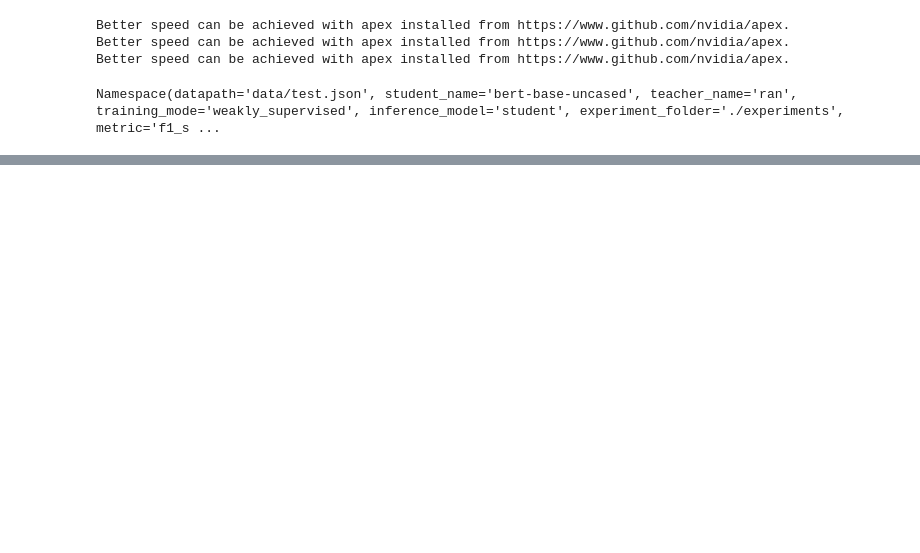
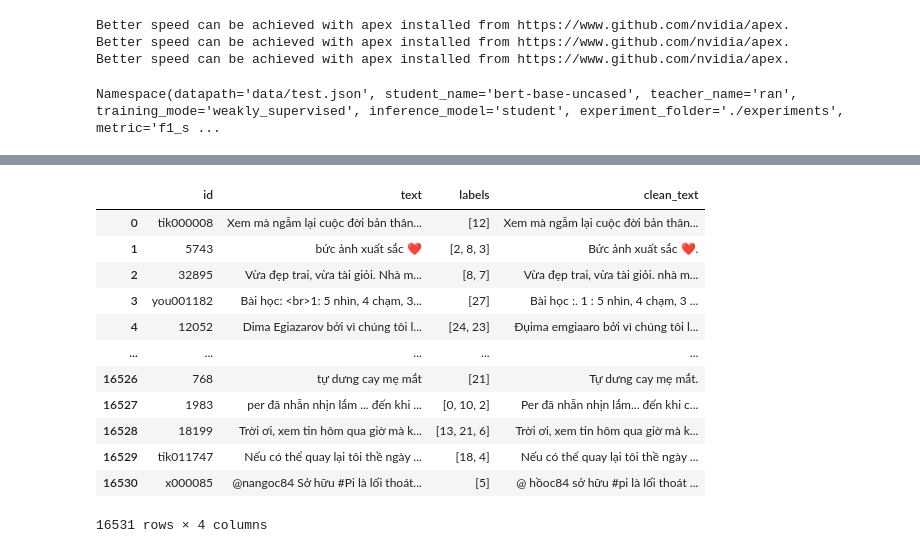
Before and after one commit to ricardotran92/visolex, a Jupyter notebook: colab_visolex.ipynb, the cells around one changed output, grey strips where cells are left out. Saved outputs shown, nothing was run; the diff lists cells and outputs as text; code cells hidden in the pictures; blank space fills up the shorter version.

```diff
--- a/colab_visolex.ipynb
+++ b/colab_visolex.ipynb
@@ -291,0 +314,29 @@ Detection Info:
+# %%
+path = '/content/drive/MyDrive/Colab Notebooks/DS310_NLP/finegrain'
+with open('/content/drive/MyDrive/Colab Notebooks/DS310_NLP/finegrain/docs/patterns.json', 'r') as f:
+    pattern_dict = json.load(f)
+    print(pattern_dict)
+with open('/content/drive/MyDrive/Colab Notebooks/DS310_NLP/finegrain/docs/emojis.json', 'r') as f:
+    emoji_dict = json.load(f)
+    print(emoji_dict)
+
+excel_file = pd.ExcelFile(os.path.join(path, 'corpus/dataset_V1.xlsx'))
+is_preprocessing = True # True: pre-processing text. False: No pre-processing text.
+
+# Option 1: multiple sheets
+if 'train' in excel_file.sheet_names:
+    train_df = pd.read_excel(excel_file, sheet_name='train')
+    val_df = pd.read_excel(excel_file, sheet_name='val')
+    test_df = pd.read_excel(excel_file, sheet_name='test')
+
+else:
+# Option 2: 1 sheet
+    df = pd.read_excel(excel_file, sheet_name='Sheet1')
+    display(df)
+    train_df = df[df['set'] == 'train']
+    val_df = df[df['set'] == 'val']
+    test_df = df[df['set'] == 'test']
+
+display(train_df)
+print(val_df.shape)
+print(test_df.shape)
@@ -291,0 +427,20 @@ Detection Info:
+# %%
+if is_preprocessing == True:
+    train_df['clean_text'] = train_df['text'].apply(clean_text)
+    val_df['clean_text'] = val_df['text'].apply(clean_text)
+    test_df['clean_text'] = test_df['text'].apply(clean_text)
+    display(train_df)
+# %% [output]
+|  | id | text | labels | clean_text |
+| 0 | tik000008 | Xem mà ngẫm lại cuộc đời bản thân... | [12] | Xem mà ngẫm lại cuộc đời bản thân... |
+| 1 | 5743 | bức ảnh xuất sắc ❤️ | [2, 8, 3] | Bức ảnh xuất sắc ❤️. |
+| 2 | 32895 | Vừa đẹp trai, vừa tài giỏi. Nhà m... | [8, 7] | Vừa đẹp trai, vừa tài giỏi. nhà m... |
+| 3 | you001182 | Bài học: <br>1: 5 nhìn, 4 chạm, 3... | [27] | Bài học :. 1 : 5 nhìn, 4 chạm, 3 ... |
+| 4 | 12052 | Dima Egiazarov bởi vì chúng tôi l... | [24, 23] | Đụima emgiaaro bởi vì chúng tôi l... |
+| ... | ... | ... | ... | ... |
+| 16526 | 768 | tự dưng cay mẹ mắt | [21] | Tự dưng cay mẹ mắt. |
+| 16527 | 1983 | per đã nhẫn nhịn lắm ... đến khi ... | [0, 10, 2] | Per đã nhẫn nhịn lắm... đến khi c... |
+| 16528 | 18199 | Trời ơi, xem tin hôm qua giờ mà k... | [13, 21, 6] | Trời ơi, xem tin hôm qua giờ mà k... |
+| 16529 | tik011747 | Nếu có thể quay lại tôi thề ngày ... | [18, 4] | Nếu có thể quay lại tôi thề ngày ... |
+| 16530 | x000085 | @nangoc84 Sở hữu #Pi là lối thoát... | [5] | @ hồoc84 sở hữu #pi là lối thoát ... |
+16531 rows × 4 columns
```
Also changed, not shown: parts of 14 cells of this notebook, 2 other files.
